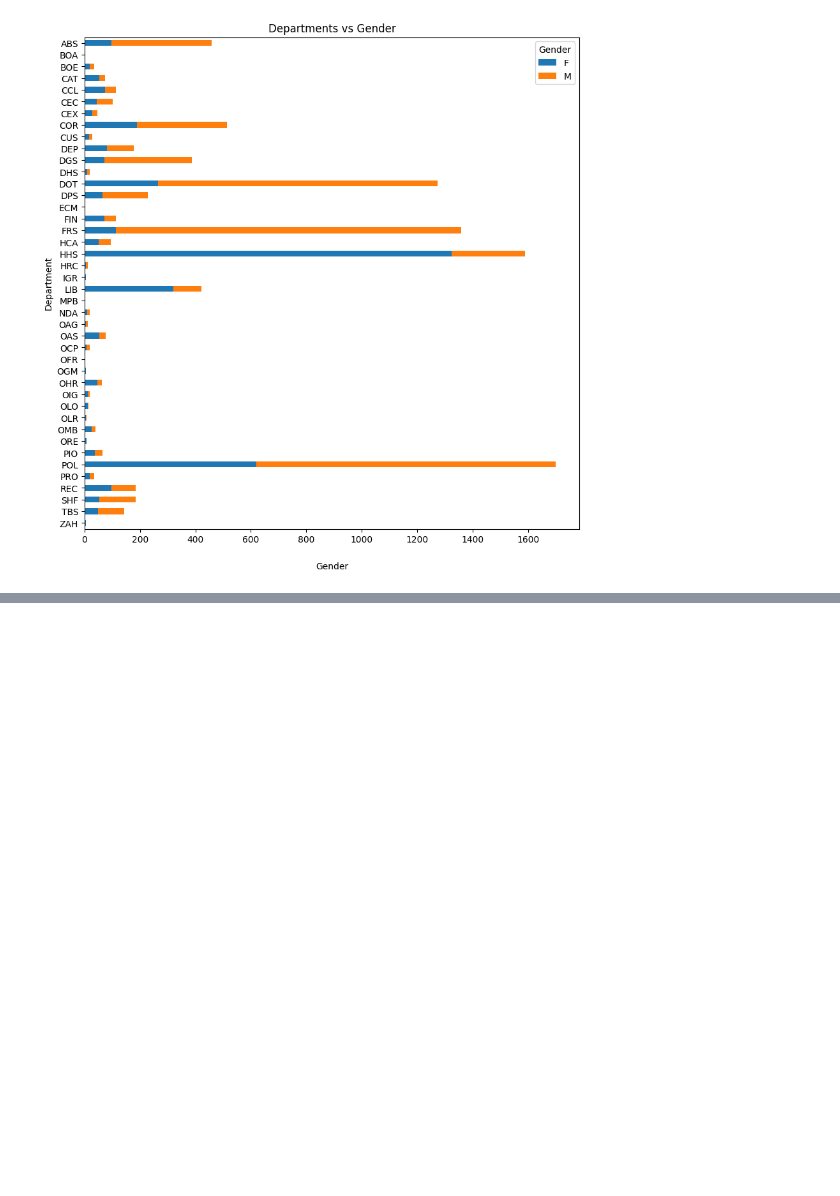
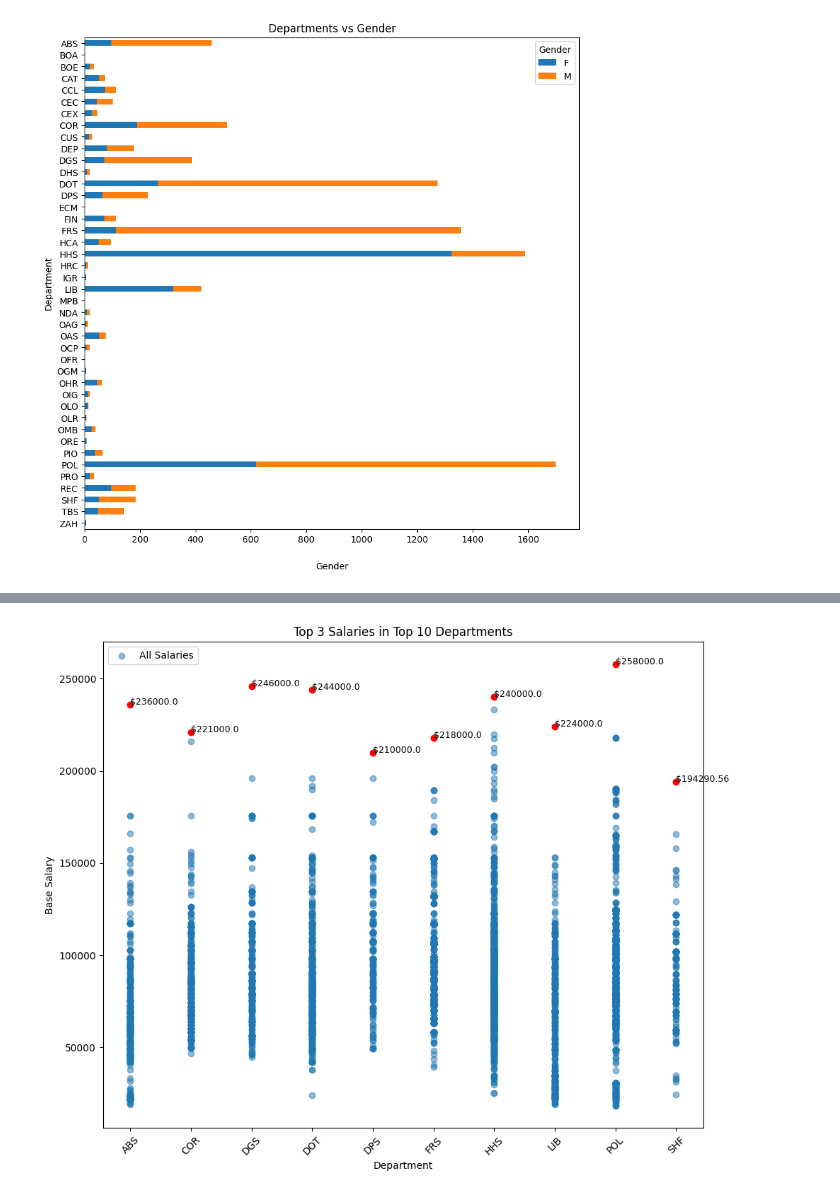
Before and after one commit to naveenjujaray/Employee-Salary-Analysis, a Jupyter notebook: ESA_Notebook.ipynb, the cells around one changed output, grey strips where cells are left out. Saved outputs shown, nothing was run; the diff lists cells and outputs as text; code cells hidden in the pictures; blank space fills up the shorter version.

```diff
--- a/ESA_Notebook.ipynb
+++ b/ESA_Notebook.ipynb
@@ -93,0 +150,30 @@ plt.show()
+# %%
+# First, let's find the top 10 departments with the most entries
+top_departments = df['Department'].value_counts().head(10).index
+
+# Now, filter the DataFrame to only include those top departments
+top_dept_df = df[df['Department'].isin(top_departments)]
+
+# Next, we'll find the top 3 salaries in these top departments
+top_salaries = top_dept_df.groupby('Department')['Base_Salary'].nlargest(1).reset_index()
+
+# Now, let's create the scatter plot
+plt.figure(figsize=(10, 8))
+
+# Plot all salaries with a lower alpha
+plt.scatter(top_dept_df['Department'], top_dept_df['Base_Salary'], alpha=0.5, label='All Salaries')
+
+# Highlight the top 3 salaries
+for index, row in top_salaries.iterrows():
+    plt.scatter(row['Department'], row['Base_Salary'], color='red')
+    plt.text(row['Department'], row['Base_Salary'], f"${row['Base_Salary']}", fontsize=9)
+
+plt.xticks(rotation=45)
+plt.xlabel('Department')
+plt.ylabel('Base Salary')
+plt.title('Top 3 Salaries in Top 10 Departments')
+plt.legend()
+plt.tight_layout()
+plt.show()
+# %% [output]
+[figure, added]
```
Also changed, not shown: parts of 6 cells of this notebook.
